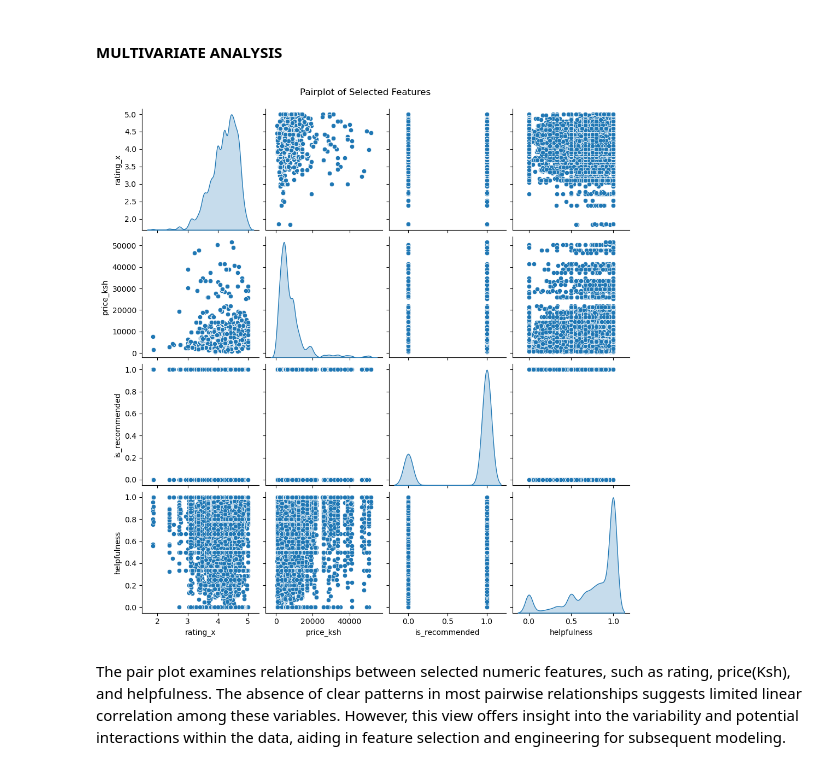
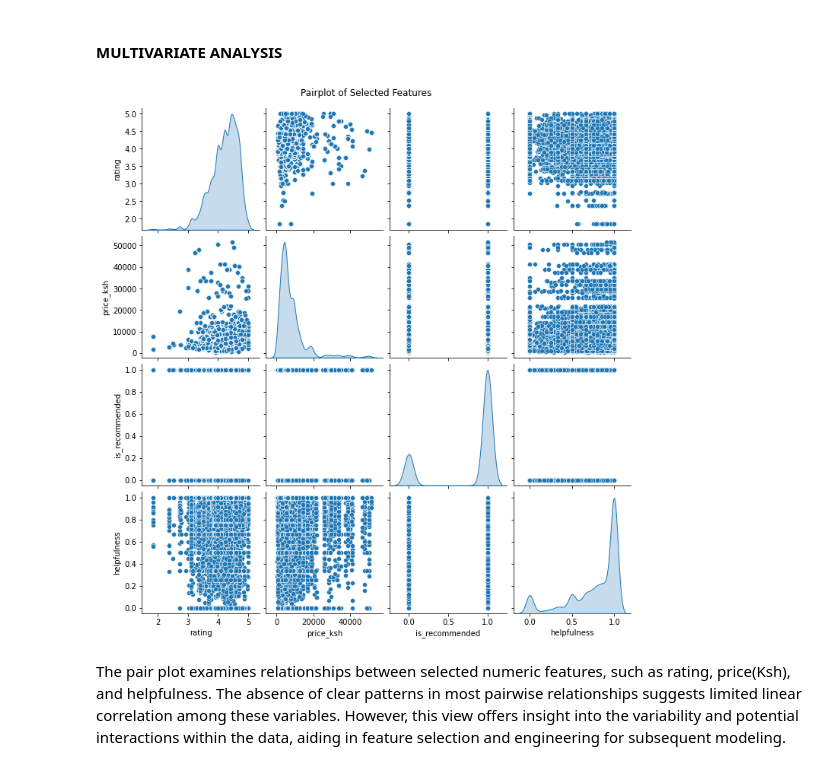
Before and after one commit to ECCHERUIYOT/AI-Powered-Recommendations-For-Melanin-Skin, a Jupyter notebook: index.ipynb, the cells around one changed output. Cells and saved outputs as stored; diff of their text form; code cells hidden in the pictures.

```diff
--- a/index.ipynb
+++ b/index.ipynb
@@ -309,6 +306,9 @@ data['skin_tone_category'] = data['skin_tone'].apply(lambda x: 'non-melanated' i
 
 # Convert 'submission_time' to datetime format
 data['submission_time'] = pd.to_datetime(data['submission_time'], errors='coerce')
+
+# Rename rating_x to rating
+data = data.rename(columns={'rating_x': 'rating'})
 
 # Creating a new column 'price_ksh'
 data['price_ksh'] = (data['price_usd'] * 129.27)
@@ -503,12 +503,12 @@ There are more recommended product options for combination and dry skin types ac
 #### MULTIVARIATE ANALYSIS
 # %%
 # Pairplot for Selected Features
-selected_features = ['rating_x', 'price_ksh', 'is_recommended', 'helpfulness']
+selected_features = ['rating', 'price_ksh', 'is_recommended', 'helpfulness']
 sns.pairplot(data[selected_features], diag_kind='kde')
 plt.suptitle('Pairplot of Selected Features', y=1.02)
 plt.show()
 # %% [output]
-[figure, old version]
+[figure, new version]
 # %% [markdown]
 The pair plot examines relationships between selected numeric features, such as rating, price(Ksh), and helpfulness. The absence of clear patterns in most pairwise relationships suggests limited linear correlation among these variables. However, this view offers insight into the variability and potential interactions within the data, aiding in feature selection and engineering for subsequent modeling.
 # %%
```
Also changed, not shown: parts of 59 cells of this notebook, 9 other files.
